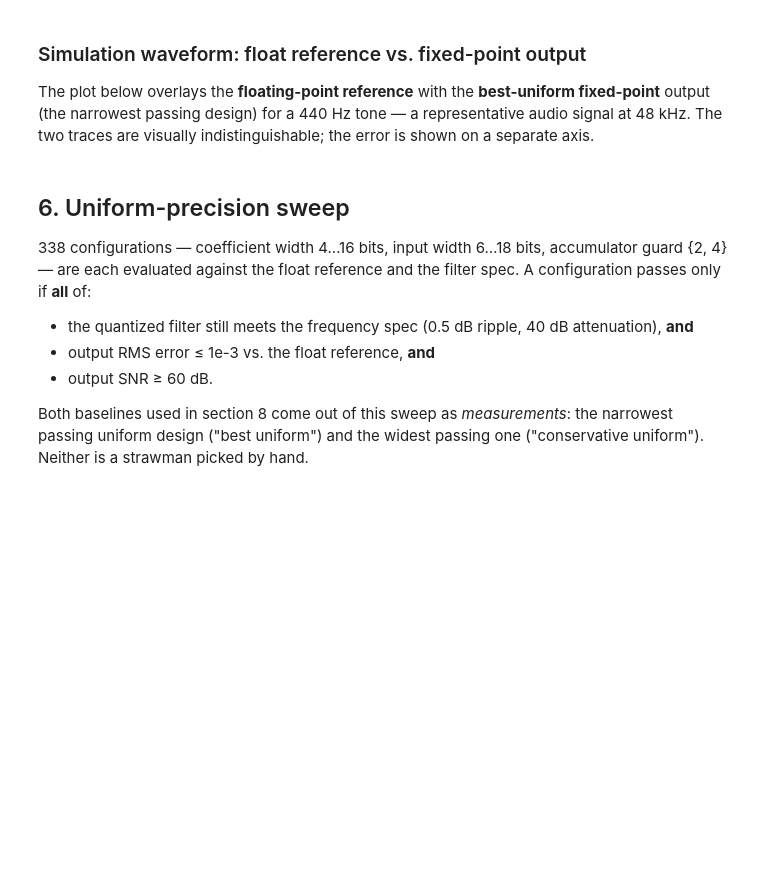
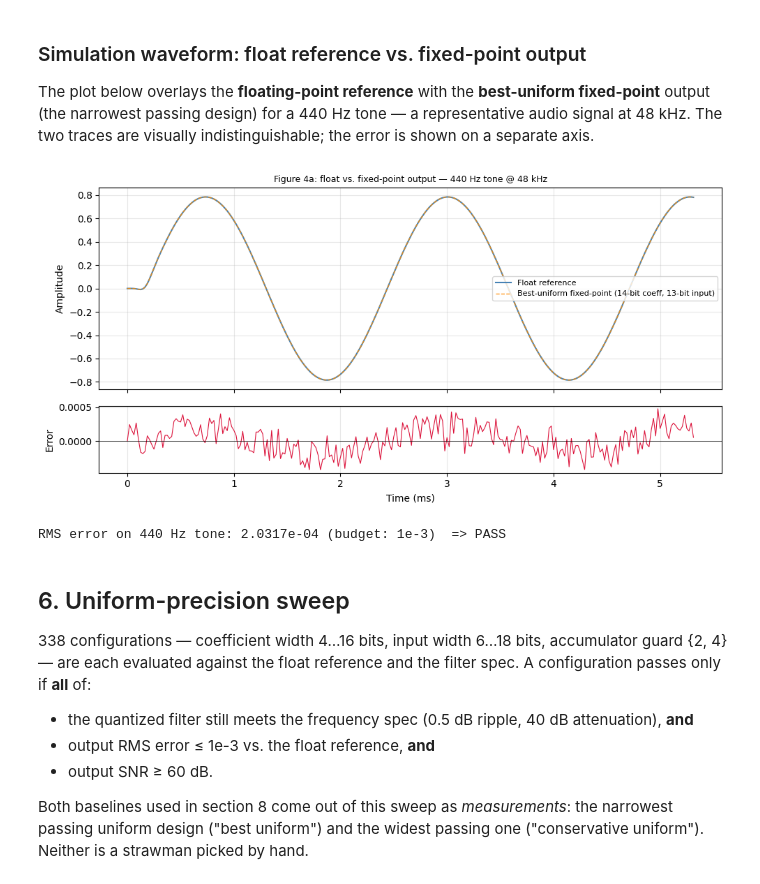
Before and after one commit to AarushLenka/sscs-ose-code-a-chip.github.io, a Jupyter notebook: ISSCC27/submitted_notebooks/PrecisionFit/precisionfit.ipynb, the cells around one changed output. Drawn from its saved outputs; the diff is of its cells as text; code cells hidden in the pictures; blank space fills up the shorter version.

```diff
--- a/ISSCC27/submitted_notebooks/PrecisionFit/precisionfit.ipynb
+++ b/ISSCC27/submitted_notebooks/PrecisionFit/precisionfit.ipynb
@@ -459,53 +515,61 @@ import numpy as np
 import matplotlib.pyplot as plt
 
 if _TOOLS_OK:  # noqa: F821
-    from reference import design_filter, FILTER_A_SPEC
+    from reference import design_filter, FILTER_A_SPEC, float_reference
     from fixedpoint import FixedPointConfig, fir_fixed_point
 
-    fs = FILTER_A_SPEC['fs']  # 48000 Hz
-    n = np.arange(256)
-    x = 0.8 * np.sin(2 * np.pi * 440 / fs * n)  # 440 Hz tone
+    fs = FILTER_A_SPEC['fs']          # 48 000 Hz
+    n  = np.arange(256)
+    x  = 0.8 * np.sin(2 * np.pi * 440 / fs * n)   # 440 Hz tone
 
     h = design_filter(FILTER_A_SPEC)
-    y_ref = np.convolve(h, x)[:len(x)]
+    y_ref = float_reference(x, h)
 
-    # best-uniform config from the sweep
+    # Best-uniform config from the sweep: coeff 14-bit (Q2.12), input 13-bit (Q2.11)
     cfg = FixedPointConfig(
-        coeff_bits=8, input_bits=10, guard_bits=4,
-        n_taps=len(h), coeffs=h)
-    y_fix = fir_fixed_point(x, cfg)
+        coeff_int_bits=2,  coeff_frac_bits=12,
+        input_int_bits=2,  input_frac_bits=11,
+        acc_guard_bits=4,
+        output_int_bits=2, output_frac_bits=11,
+    )
+    r     = fir_fixed_point(x, h, cfg)
+    y_fix = r['y_float']
 
     fig, (ax1, ax2) = plt.subplots(
         2, 1, figsize=(10, 5), sharex=True,
         gridspec_kw={'height_ratios': [3, 1]})
 
     t_ms = n / fs * 1000
     ax1.plot(t_ms, y_ref, lw=1.5, label='Float reference', color='steelblue')
-    ax1.plot(t_ms, y_fix[:len(n)], lw=1, ls='--',
-             label='Best-uniform fixed-point (8-bit coeff, 10-bit input)',
+    ax1.plot(t_ms, y_fix, lw=1, ls='--',
+             label='Best-uniform fixed-point (14-bit coeff, 13-bit input)',
              color='darkorange', alpha=0.85)
     ax1.set_ylabel('Amplitude')
     ax1.legend(fontsize=8)
     ax1.set_title(
         'Figure 4a: float vs. fixed-point output — 440 Hz tone @ 48 kHz',
         fontsize=9)
     ax1.grid(alpha=0.3)
 
-    err = y_fix[:len(n)] - y_ref
+    err = y_fix - y_ref
     ax2.plot(t_ms, err, lw=0.8, color='crimson')
     ax2.axhline(0, color='k', lw=0.5)
     ax2.set_ylabel('Error')
     ax2.set_xlabel('Time (ms)')
     ax2.grid(alpha=0.3)
 
     plt.tight_layout()
     plt.show()
-    rms = float(np.sqrt(np.mean(err**2)))
+
+    rms = float(np.sqrt(np.mean(err ** 2)))
     print(f'RMS error on 440 Hz tone: {rms:.4e} '
           f'(budget: 1e-3)  => {"PASS" if rms < 1e-3 else "FAIL"}')
 else:
     print('[CI/offline mode] waveform skipped — '
           'project modules not available.')
+# %% [output]
+[figure, added]
+RMS error on 440 Hz tone: 2.0317e-04 (budget: 1e-3)  => PASS
 # %% [markdown]
 ## 6. Uniform-precision sweep
 
```
Also changed, not shown: parts of 22 cells of this notebook.
